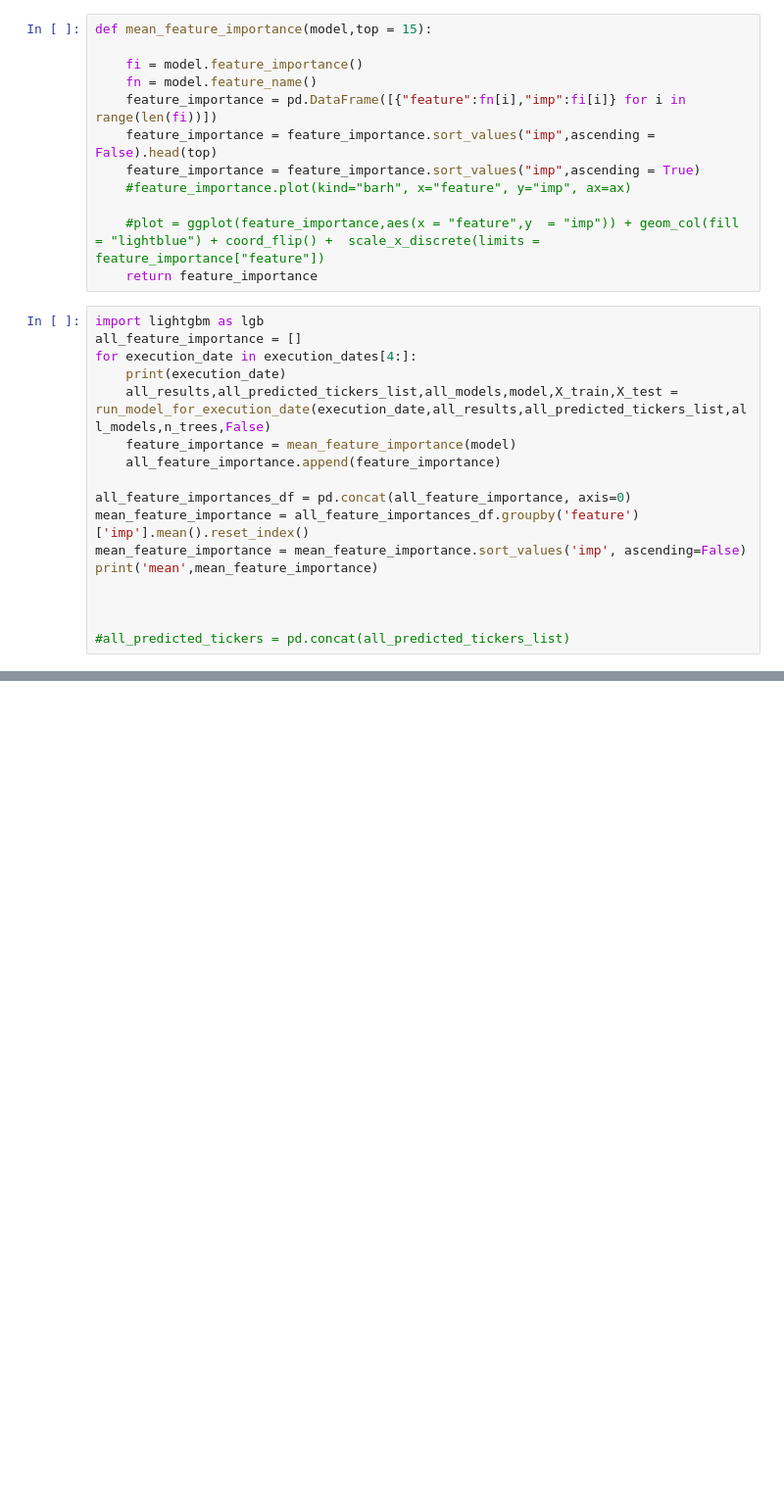
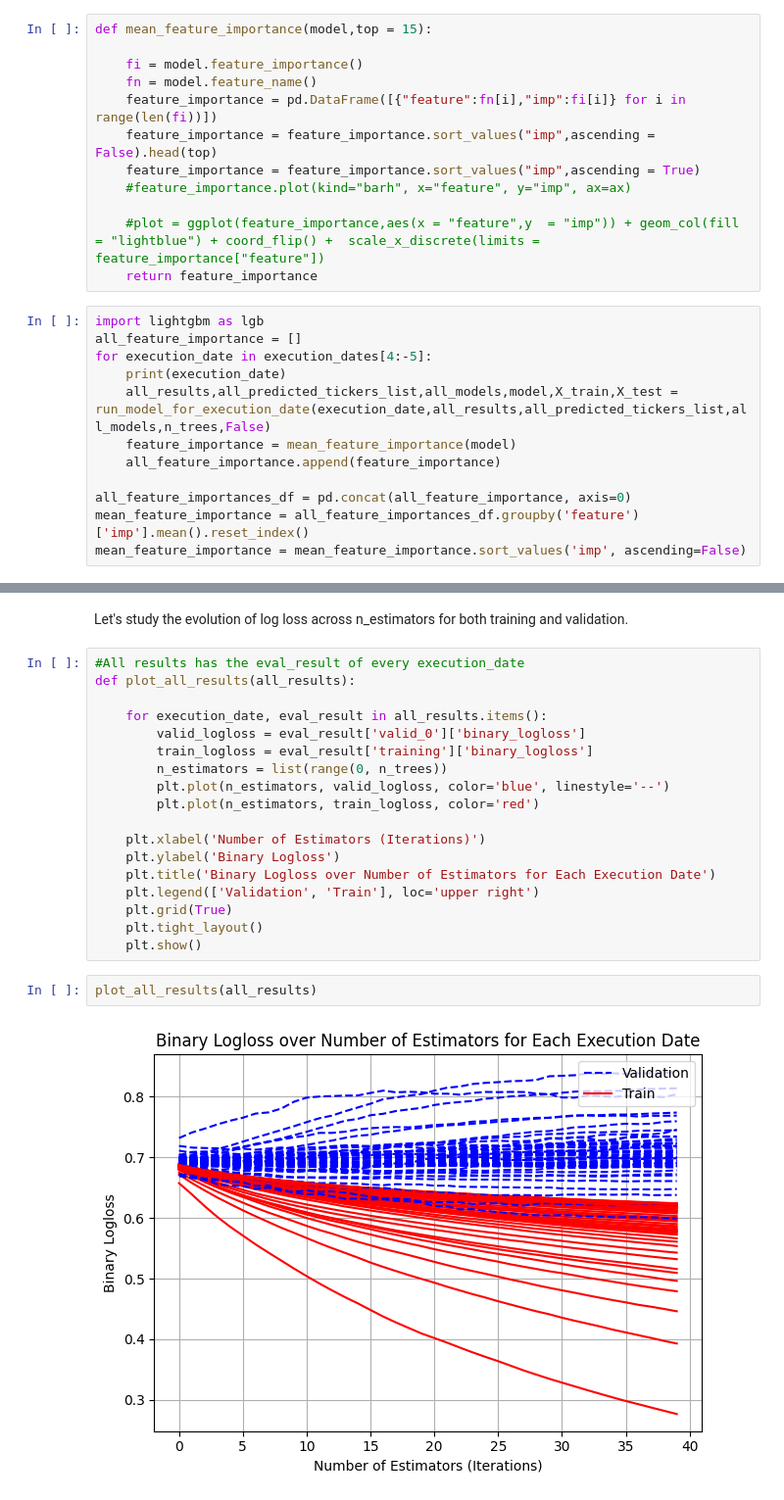
Before and after one commit to raqueel-ff/zrive-ds, a Jupyter notebook: src/module_5/module5.ipynb, the cells around one changed output, grey strips where cells are left out. Shown at 98% size. Cells and saved outputs as stored; diff of their text form; blank space fills up the shorter version.

```diff
--- a/src/module_5/module5.ipynb
+++ b/src/module_5/module5.ipynb
@@ -409,7 +395,7 @@ def mean_feature_importance(model,top = 15):
 # %%
 import lightgbm as lgb
 all_feature_importance = []
-for execution_date in execution_dates[4:]:
+for execution_date in execution_dates[4:-5]:
     print(execution_date)
     all_results,all_predicted_tickers_list,all_models,model,X_train,X_test = run_model_for_execution_date(execution_date,all_results,all_predicted_tickers_list,all_models,n_trees,False)
     feature_importance = mean_feature_importance(model)
@@ -418,11 +404,6 @@ for execution_date in execution_dates[4:]:
 all_feature_importances_df = pd.concat(all_feature_importance, axis=0)
 mean_feature_importance = all_feature_importances_df.groupby('feature')['imp'].mean().reset_index()
 mean_feature_importance = mean_feature_importance.sort_values('imp', ascending=False)
-print('mean',mean_feature_importance)
-
-
-
-#all_predicted_tickers = pd.concat(all_predicted_tickers_list)
 # %% [output]
 2006-06-30T00:00:00.000000000
 2006-09-30T00:00:00.000000000
@@ -450,0 +459,24 @@ AttributeError: 'NoneType' object has no attribute 'plot_importance'
+# %% [markdown]
+Let's study the evolution of log loss across n_estimators for both training and validation.
+# %%
+#All results has the eval_result of every execution_date
+def plot_all_results(all_results):
+
+    for execution_date, eval_result in all_results.items():
+        valid_logloss = eval_result['valid_0']['binary_logloss']
+        train_logloss = eval_result['training']['binary_logloss']
+        n_estimators = list(range(0, n_trees))
+        plt.plot(n_estimators, valid_logloss, color='blue', linestyle='--')
+        plt.plot(n_estimators, train_logloss, color='red')
+
+    plt.xlabel('Number of Estimators (Iterations)')
+    plt.ylabel('Binary Logloss')
+    plt.title('Binary Logloss over Number of Estimators for Each Execution Date')
+    plt.legend(['Validation', 'Train'], loc='upper right')
+    plt.grid(True)
+    plt.tight_layout()
+    plt.show()
+# %%
+plot_all_results(all_results)
+# %% [output]
+[figure, added]
```
Also changed, not shown: parts of 26 cells of this notebook.
